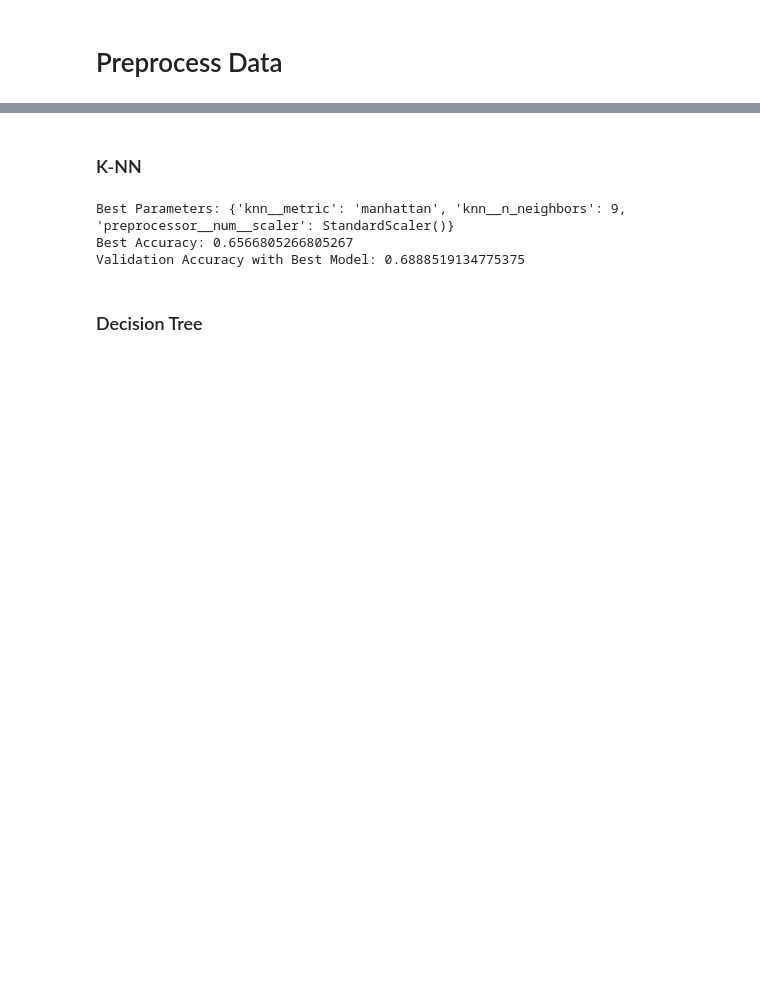
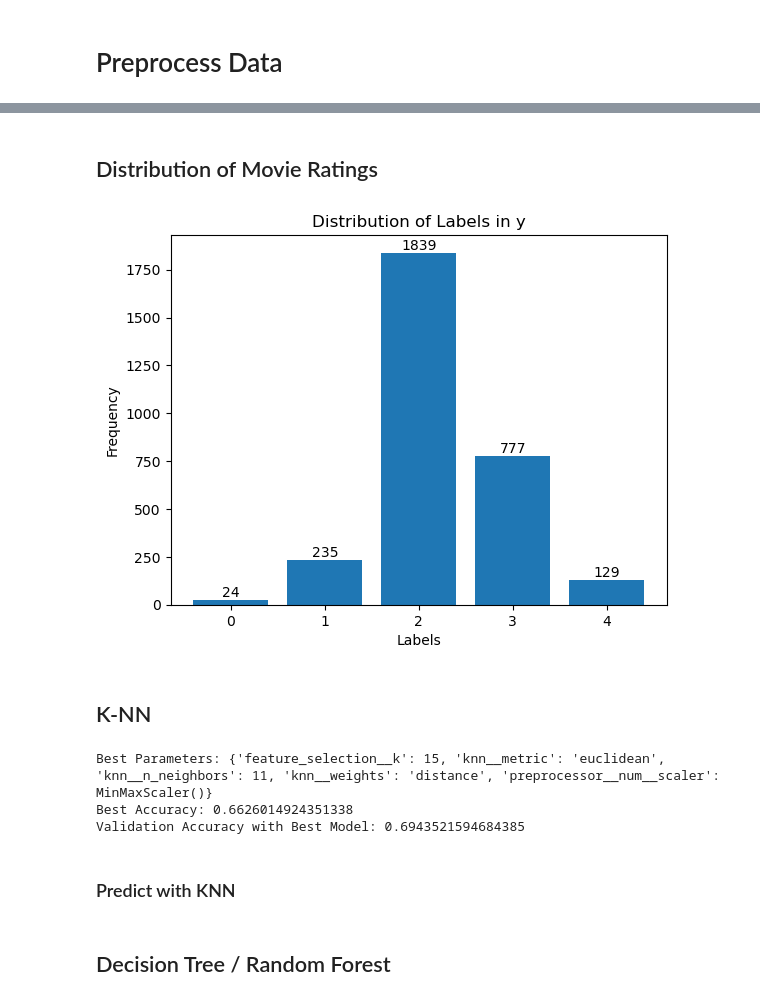
Before and after one commit to JZYNX/ML-assignment-2, a Jupyter notebook: COMP30027-Project2.ipynb, the cells around one changed output, grey strips where cells are left out. Cells and saved outputs as stored; diff of their text form; code cells hidden in the pictures; blank space fills up the shorter version.

```diff
--- a/COMP30027-Project2.ipynb
+++ b/COMP30027-Project2.ipynb
@@ -37,14 +41,11 @@ train_df = pd.read_csv("project_data/train_dataset.csv")
 test_df = pd.read_csv("project_data/test_dataset.csv")
 
 # Separate features and class for training df
-X_train = train_df.drop(columns=["imdb_score_binned"])
-y_train = train_df["imdb_score_binned"]
+X = train_df.drop(columns=["imdb_score_binned"])
+y = train_df["imdb_score_binned"]
 
 # Test dataset only contains features without labels
 X_test = test_df
-
-# Split the training data into train and validation sets
-X_train, X_val, y_train, y_val = train_test_split(X_train, y_train, test_size=0.2, random_state=42)
 # %% [markdown]
 # Preprocess Data
 # %%
@@ -71,17 +171,40 @@ preprocessor = ColumnTransformer(
+# %% [markdown]
+## Distribution of Movie Ratings
+# %%
+# Plot bar plot of y
+counts = np.bincount(y)
+plt.bar(range(len(counts)), counts)
+plt.xlabel('Labels')
+plt.ylabel('Frequency')
+plt.title('Distribution of Labels in y')
+
+# Annotate each bar with its count
+for i, count in enumerate(counts):
+    plt.text(i, count, str(count), ha='center', va='bottom')
+
+plt.show()
+# %% [output]
+[figure, added]
 # %% [markdown]
-### K-NN
+## K-NN
 # %%
-# Define the pipeline with preprocessing and KNN classifier
+# Feature selection
+feature_selection = SelectKBest(score_func=f_classif)
+
+# Define the pipeline with preprocessing, feature selection, and KNN classifier
 pipeline = Pipeline([
     ('preprocessor', preprocessor),
+    ('feature_selection', feature_selection),
     ('knn', KNeighborsClassifier())
 ])
 
 # Define parameter grid
 param_grid = {
-    'preprocessor__num__scaler': [StandardScaler(), MinMaxScaler()],  # Different scaling methods
-    'knn__n_neighbors': [3, 5, 7, 9],  # Different values of k
-    'knn__metric': ['euclidean', 'manhattan']  # Different distance metrics
+    'feature_selection__k': [10, 15, 20],
+    'preprocessor__num__scaler': [StandardScaler(), MinMaxScaler()],
+    'knn__n_neighbors': [5, 7, 9, 11],
+    'knn__metric': ['euclidean', 'manhattan'],
+    'knn__weights': ['uniform', 'distance'],
 }
 
 # Perform grid search with cross-validation
@@ -96,10 +219,12 @@ print("Best Parameters:", best_params)
 print("Best Accuracy:", best_score)
 
 # Evaluate on the validation set using the best model
-best_model = grid_search.best_estimator_
-val_accuracy = accuracy_score(y_val, best_model.predict(X_val))
+knn_best_model = grid_search.best_estimator_
+val_accuracy = accuracy_score(y_val, knn_best_model.predict(X_val))
 print("Validation Accuracy with Best Model:", val_accuracy)
 # %% [output]
-Best Parameters: {'knn__metric': 'manhattan', 'knn__n_neighbors': 9, 'preprocessor__num__scaler': StandardScaler()}
-Best Accuracy: 0.6566805266805267
-Validation Accuracy with Best Model: 0.6888519134775375
+Best Parameters: {'feature_selection__k': 15, 'knn__metric': 'euclidean', 'knn__n_neighbors': 11, 'knn__weights': 'distance', 'preprocessor__num__scaler': MinMaxScaler()}
+Best Accuracy: 0.6626014924351338
+Validation Accuracy with Best Model: 0.6943521594684385
+# %% [markdown]
+### Predict with KNN
@@ -106,5 +240,5 @@ Validation Accuracy with Best Model: 0.6888519134775375
 # %% [markdown]
-### Decision Tree
+## Decision Tree / Random Forest
 # %%
 # Define preprocessing steps
 imputer = SimpleImputer(strategy='mean')
```
Also changed, not shown: parts of 25 cells of this notebook, 4 other files.
